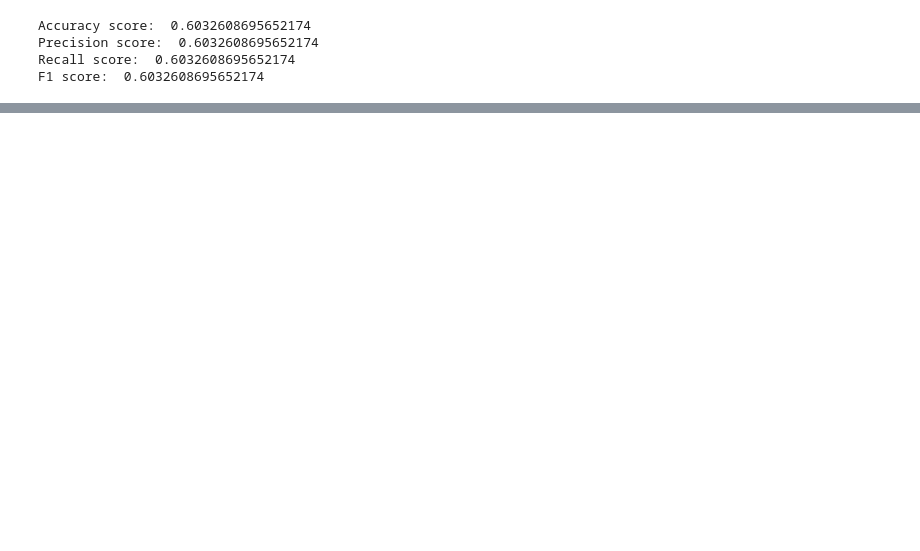
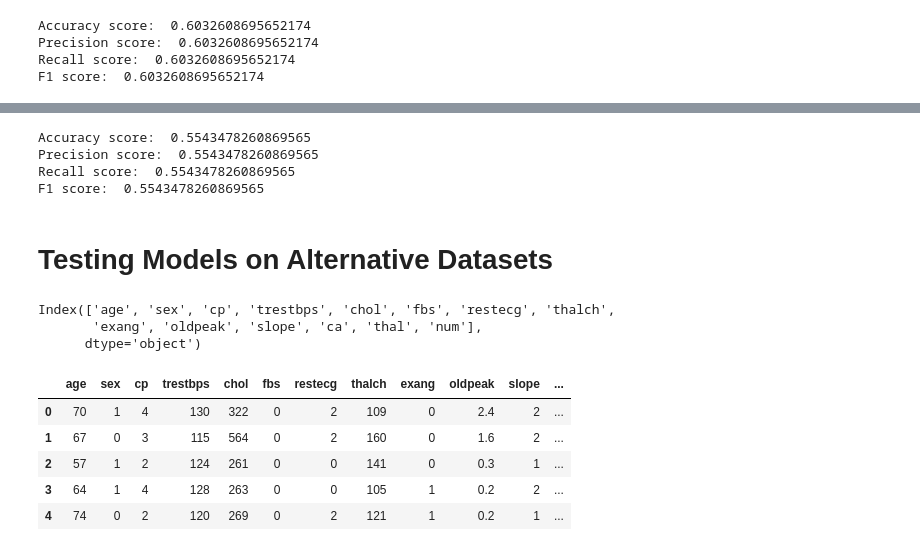
Before and after one commit to Intelligent-Systems-Project/Project, a Jupyter notebook: main.ipynb, the cells around one changed output, grey strips where cells are left out. Saved outputs shown, nothing was run; the diff lists cells and outputs as text; code cells hidden in the pictures; blank space fills up the shorter version.

```diff
--- a/main.ipynb
+++ b/main.ipynb
@@ -317,0 +358,40 @@ F1 score:  0.5760869565217391
+# %%
+dt = DecisionTreeClassifier()
+dt.fit(X_train,y_train)
+
+y_pred = dt.predict(X_test)
+
+print('Accuracy score: ', accuracy_score(y_test, y_pred))
+print('Precision score: ', precision_score(y_test, y_pred, average='micro'))
+print('Recall score: ', recall_score(y_test, y_pred, average='micro'))
+print('F1 score: ', f1_score(y_test, y_pred, average='micro'))
+# %% [output]
+Accuracy score:  0.5543478260869565
+Precision score:  0.5543478260869565
+Recall score:  0.5543478260869565
+F1 score:  0.5543478260869565
+# %% [markdown]
+<h1>Testing Models on Alternative Datasets</h1>
+# %%
+df2 = pd.read_csv("Datasets\Heart_Disease_Prediction.csv")
+df3 = pd.read_csv("Datasets\heart.csv")
+# %%
+df.columns
+# %% [output]
+Index(['age', 'sex', 'cp', 'trestbps', 'chol', 'fbs', 'restecg', 'thalch',
+       'exang', 'oldpeak', 'slope', 'ca', 'thal', 'num'],
+      dtype='object')
+# %%
+df2.columns
+df2 = df2.rename(columns={'Age':'age', 'Sex':'sex', 'Chest pain type':'cp', 'BP':'trestbps', 'Cholesterol':'chol', 'FBS over 120':'fbs',
+       'EKG results':'restecg', 'Max HR':'thalch', 'Exercise angina':'exang', 'ST depression':'oldpeak',
+       'Slope of ST':'slope', 'Number of vessels fluro':'ca', 'Thallium':'thal', 'Heart Disease':'num'})
+# %%
+df2.head()
+# %% [output]
+|  | age | sex | cp | trestbps | chol | fbs | restecg | thalch | exang | oldpeak | slope | ... |
+| 0 | 70 | 1 | 4 | 130 | 322 | 0 | 2 | 109 | 0 | 2.4 | 2 | ... |
+| 1 | 67 | 0 | 3 | 115 | 564 | 0 | 2 | 160 | 0 | 1.6 | 2 | ... |
+| 2 | 57 | 1 | 2 | 124 | 261 | 0 | 0 | 141 | 0 | 0.3 | 1 | ... |
+| 3 | 64 | 1 | 4 | 128 | 263 | 0 | 0 | 105 | 1 | 0.2 | 2 | ... |
+| 4 | 74 | 0 | 2 | 120 | 269 | 0 | 2 | 121 | 1 | 0.2 | 1 | ... |
```
Also changed, not shown: parts of 33 cells of this notebook.
